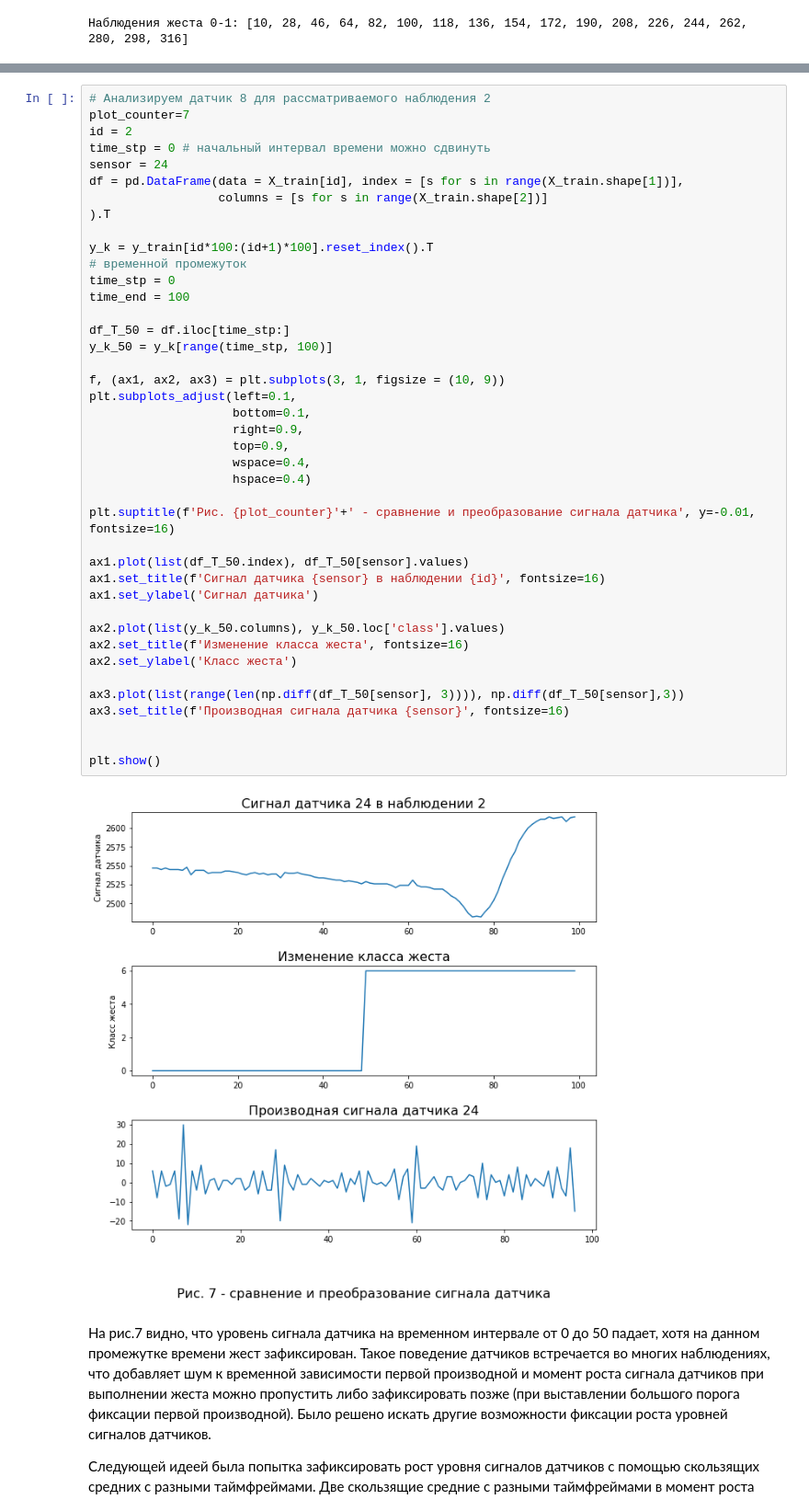
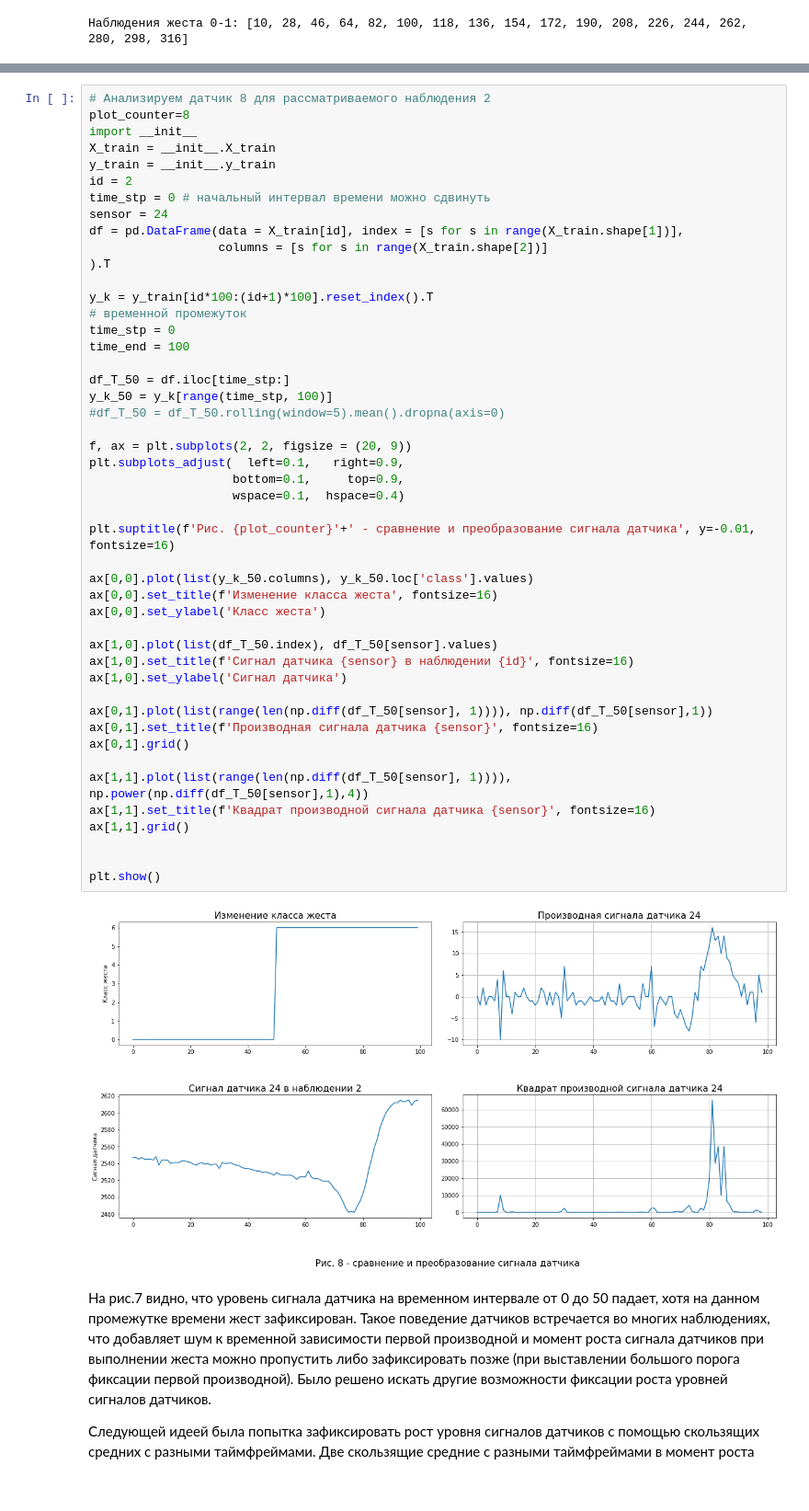
Before and after one commit to Alex1iv/Motorica_2, a Jupyter notebook: 1_Motorica_sprint2.ipynb, the cells around one changed output, grey strips where cells are left out. Shown at 92% size. Drawn from its saved outputs; the diff is of its cells as text; blank space fills up the shorter version.

```diff
--- a/1_Motorica_sprint2.ipynb
+++ b/1_Motorica_sprint2.ipynb
@@ -176,47 +242,53 @@ m.get_sensors_in_all_tests_plot('0-1', [24, 27, 33, 36], plot_counter=6)
 Для фиксации момента начала роста сигнала датчиков рассмотрим поведение первой производной (np.diff c n=1).
 # %%
 # Анализируем датчик 8 для рассматриваемого наблюдения 2
-plot_counter=7
+plot_counter=8
+import __init__
+X_train = __init__.X_train
+y_train = __init__.y_train
 id = 2
 time_stp = 0 # начальный интервал времени можно сдвинуть
 sensor = 24
 df = pd.DataFrame(data = X_train[id], index = [s for s in range(X_train.shape[1])],
                   columns = [s for s in range(X_train.shape[2])]
 ).T
 
 y_k = y_train[id*100:(id+1)*100].reset_index().T
 # временной промежуток
 time_stp = 0
 time_end = 100
 
 df_T_50 = df.iloc[time_stp:]
 y_k_50 = y_k[range(time_stp, 100)]
+#df_T_50 = df_T_50.rolling(window=5).mean().dropna(axis=0)
 
-f, (ax1, ax2, ax3) = plt.subplots(3, 1, figsize = (10, 9))
-plt.subplots_adjust(left=0.1,
-                    bottom=0.1,
-                    right=0.9,
-                    top=0.9,
-                    wspace=0.4,
-                    hspace=0.4)
+f, ax = plt.subplots(2, 2, figsize = (20, 9))
+plt.subplots_adjust(  left=0.1,   right=0.9,
+                    bottom=0.1,     top=0.9,
+                    wspace=0.1,  hspace=0.4)
 
 plt.suptitle(f'Рис. {plot_counter}'+' - сравнение и преобразование сигнала датчика', y=-0.01, fontsize=16)
 
-ax1.plot(list(df_T_50.index), df_T_50[sensor].values)
-ax1.set_title(f'Сигнал датчика {sensor} в наблюдении {id}', fontsize=16)
-ax1.set_ylabel('Сигнал датчика')
+ax[0,0].plot(list(y_k_50.columns), y_k_50.loc['class'].values)
+ax[0,0].set_title(f'Изменение класса жеста', fontsize=16)
+ax[0,0].set_ylabel('Класс жеста')
 
-ax2.plot(list(y_k_50.columns), y_k_50.loc['class'].values)
-ax2.set_title(f'Изменение класса жеста', fontsize=16)
-ax2.set_ylabel('Класс жеста')
+ax[1,0].plot(list(df_T_50.index), df_T_50[sensor].values)
+ax[1,0].set_title(f'Сигнал датчика {sensor} в наблюдении {id}', fontsize=16)
+ax[1,0].set_ylabel('Сигнал датчика')
 
-ax3.plot(list(range(len(np.diff(df_T_50[sensor], 3)))), np.diff(df_T_50[sensor],3))
-ax3.set_title(f'Производная сигнала датчика {sensor}', fontsize=16)
+ax[0,1].plot(list(range(len(np.diff(df_T_50[sensor], 1)))), np.diff(df_T_50[sensor],1))
+ax[0,1].set_title(f'Производная сигнала датчика {sensor}', fontsize=16)
+ax[0,1].grid()
+
+ax[1,1].plot(list(range(len(np.diff(df_T_50[sensor], 1)))), np.power(np.diff(df_T_50[sensor],1),4))
+ax[1,1].set_title(f'Квадрат производной сигнала датчика {sensor}', fontsize=16)
+ax[1,1].grid()
 
 
 plt.show()
 # %% [output]
-[figure, old version]
+[figure, new version]
 # %% [markdown]
 На рис.7 видно, что уровень сигнала датчика на временном интервале от 0 до 50 падает, хотя на данном промежутке времени жест зафиксирован. Такое поведение датчиков встречается во многих наблюдениях, что добавляет шум к временной зависимости первой производной и момент роста сигнала датчиков при выполнении жеста можно пропустить либо зафиксировать позже (при выставлении большого порога фиксации первой производной). Было решено искать другие возможности фиксации роста уровней сигналов датчиков.
 
```
Also changed, not shown: parts of 15 cells of this notebook, 11 other files.
